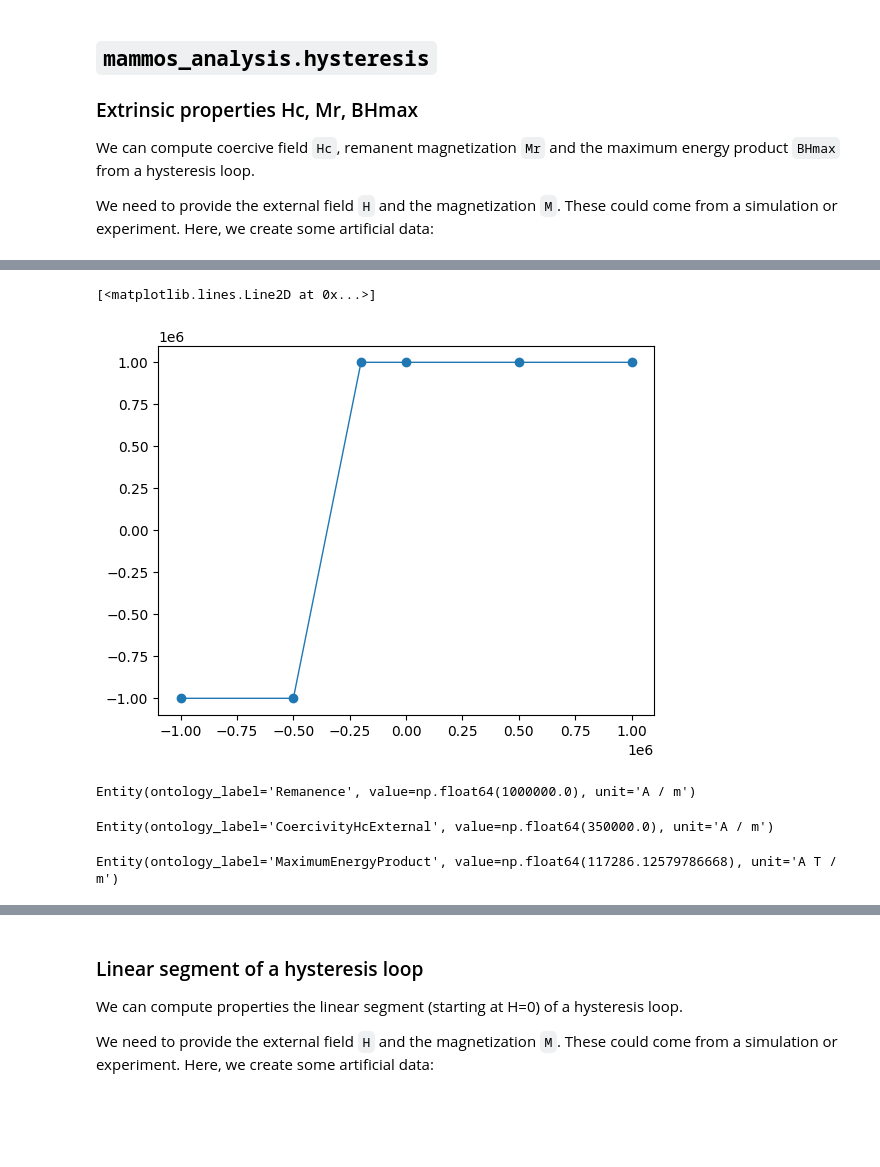
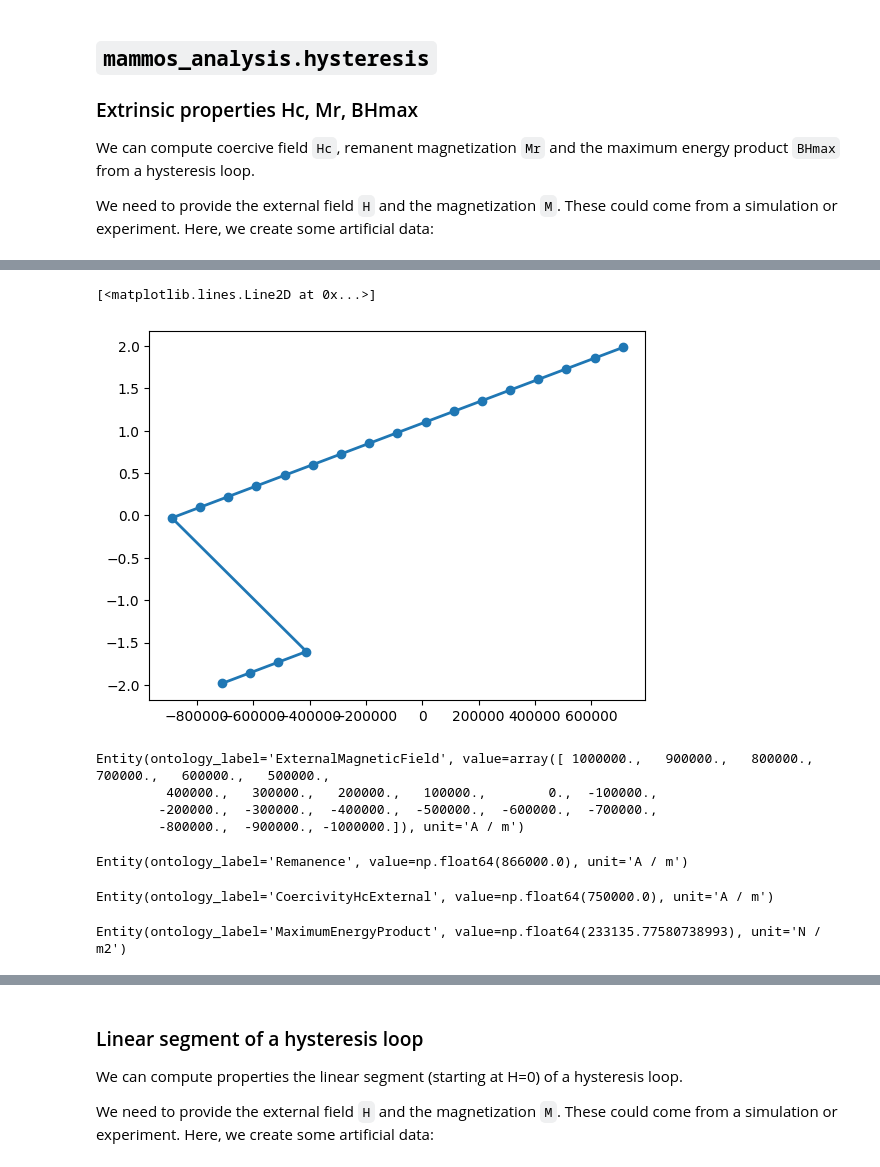
Before and after one commit to MaMMoS-project/mammos-analysis, a Jupyter notebook: examples/quickstart.ipynb, the cells around one changed output, grey strips where cells are left out. Drawn from its saved outputs; the diff is of its cells as text; code cells hidden in the pictures; blank space fills up the shorter version.

```diff
--- a/examples/quickstart.ipynb
+++ b/examples/quickstart.ipynb
@@ -21,3 +21,11 @@ We can compute coercive field `Hc`, remanent magnetization `Mr` and the maximum
 
 We need to provide the external field `H` and the magnetization `M`. These could come from a simulation or experiment.
 Here, we create some artificial data:
+# %%
+H = me.H(np.linspace(1e6, -1e6, 21))
+Ms = 866_000
+M = np.array(17 * [Ms] + 4 * [-Ms])
+M = me.M(M)
+H_int = H.q - 1 / 3 * M.q
+B_int = (H_int + M.q) * u.constants.mu0
+plt.plot(H.q, M.q, "o-", linewidth=1)
@@ -24,10 +35,15 @@ Here, we create some artificial data:
 # %%
-H = me.H([-1e6, -0.5e6, -0.2e6, 0, 0.5e6, 1e6])
-M = me.M([-1e6, -1e6, 1e6, 1e6, 1e6, 1e6])
-plt.plot(H.q, M.q, "o-", linewidth=1)
+plt.plot(H_int, B_int, "o-", linewidth=2)
 # %% [output]
 [<matplotlib.lines.Line2D at 0x...>]
-[figure, old version]
+[figure, new version]
+# %%
+H
+# %% [output]
+Entity(ontology_label='ExternalMagneticField', value=array([ 1000000.,   900000.,   800000.,   700000.,   600000.,   500000.,
+         400000.,   300000.,   200000.,   100000.,        0.,  -100000.,
+        -200000.,  -300000.,  -400000.,  -500000.,  -600000.,  -700000.,
+        -800000.,  -900000., -1000000.]), unit='A / m')
 # %%
 extrinsic_properties = mammos_analysis.hysteresis.extrinsic_properties(
     H=H,
@@ -37,15 +53,15 @@ extrinsic_properties = mammos_analysis.hysteresis.extrinsic_properties(
 # %%
 extrinsic_properties.Mr
 # %% [output]
-Entity(ontology_label='Remanence', value=np.float64(1000000.0), unit='A / m')
+Entity(ontology_label='Remanence', value=np.float64(866000.0), unit='A / m')
 # %%
 extrinsic_properties.Hc
 # %% [output]
-Entity(ontology_label='CoercivityHcExternal', value=np.float64(350000.0), unit='A / m')
+Entity(ontology_label='CoercivityHcExternal', value=np.float64(750000.0), unit='A / m')
 # %%
 extrinsic_properties.BHmax  # only available if we pass a demagnetization_coefficient, otherwise NaN
 # %% [output]
-Entity(ontology_label='MaximumEnergyProduct', value=np.float64(117286.12579786668), unit='A T / m')
+Entity(ontology_label='MaximumEnergyProduct', value=np.float64(233135.77580738993), unit='N / m2')
 # %%
 plt.plot(H.q, M.q, ".-", -H.q, -M.q, "x-", linewidth=1)
 plt.plot(0, extrinsic_properties.Mr.q, "cs", label="Mr")
```
Also changed, not shown: parts of 9 cells of this notebook.
